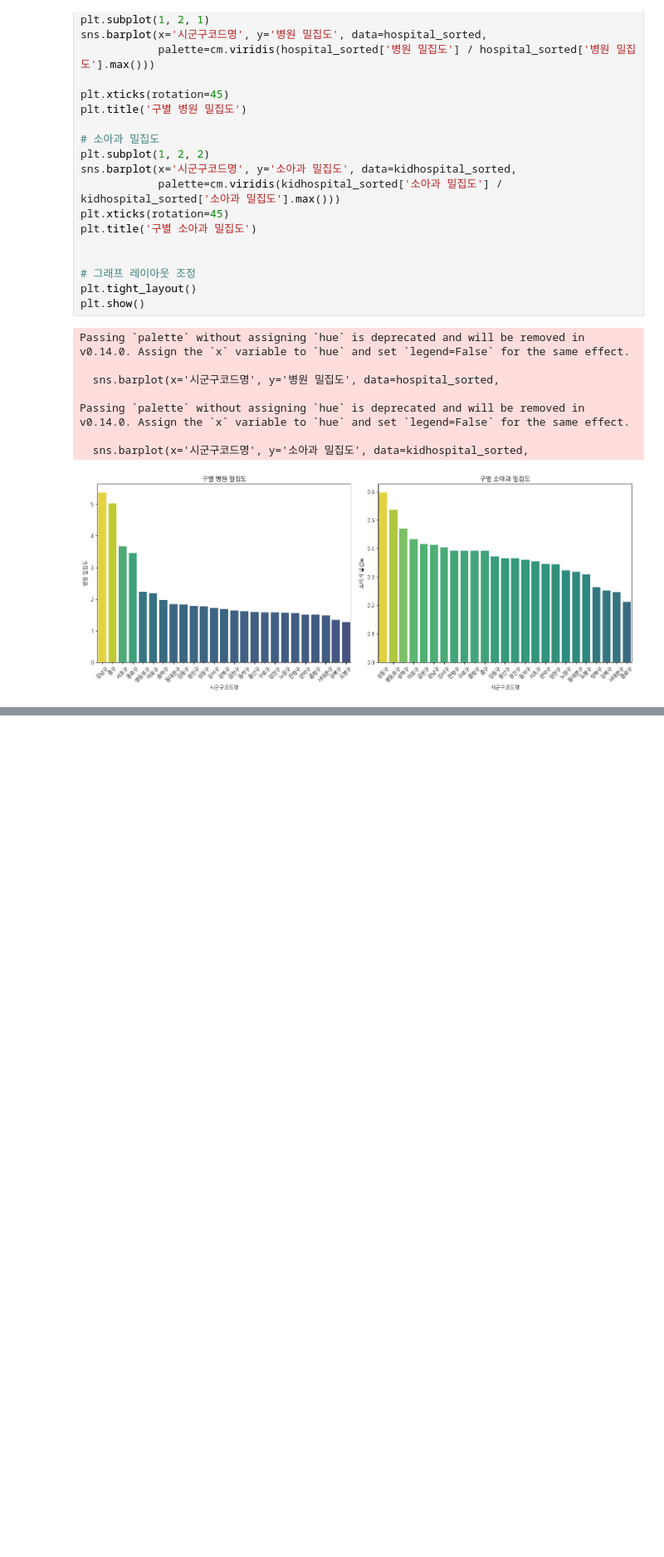
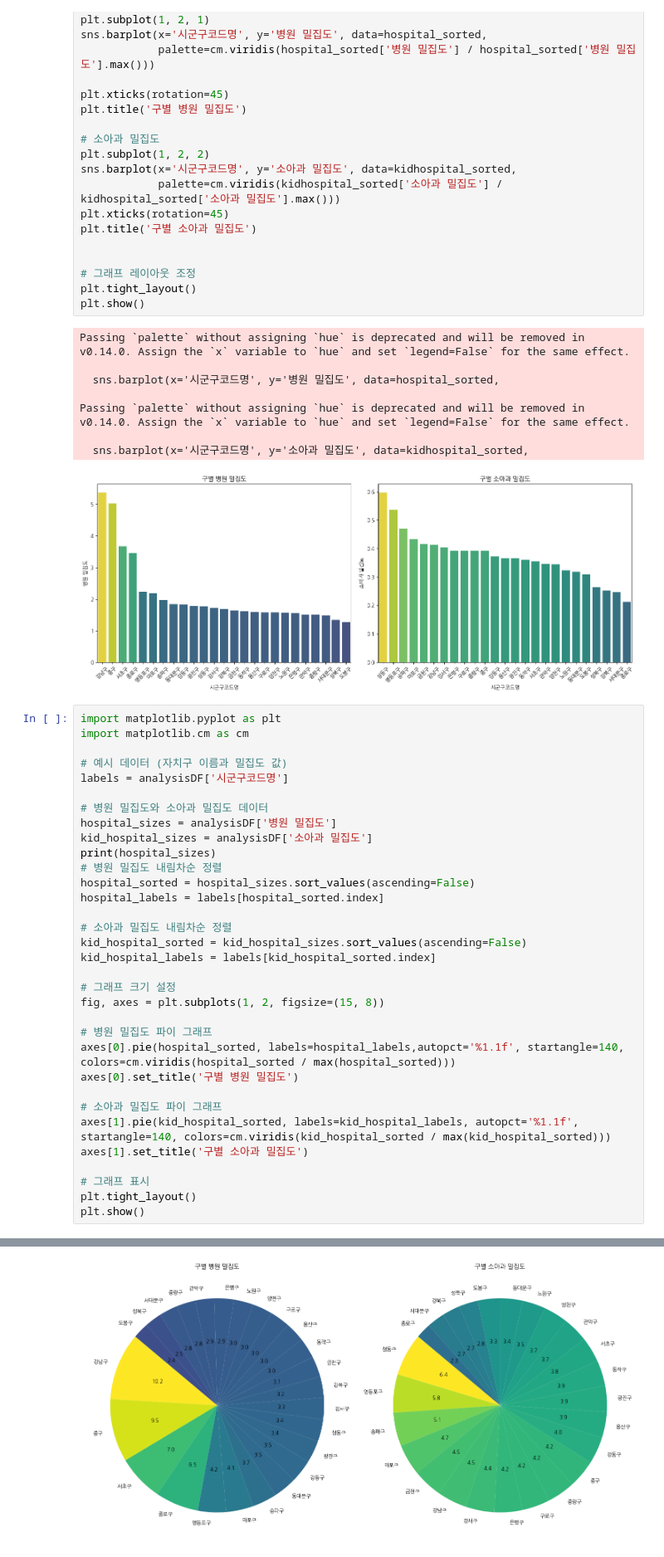
Before and after one commit to addinedu-ros-9th/eda-repo-2, a Jupyter notebook: data_analysis/Gu_facility.ipynb, the cells around one changed output, grey strips where cells are left out. Shown at 83% size. Saved outputs shown, nothing was run; the diff lists cells and outputs as text; blank space fills up the shorter version.

```diff
--- a/data_analysis/Gu_facility.ipynb
+++ b/data_analysis/Gu_facility.ipynb
@@ -537,3 +537,37 @@ Passing `palette` without assigning `hue` is deprecated and will be removed in v
 
   sns.barplot(x='시군구코드명', y='소아과 밀집도', data=kidhospital_sorted,
 [figure]
+# %%
+import matplotlib.pyplot as plt
+import matplotlib.cm as cm
+
+# 예시 데이터 (자치구 이름과 밀집도 값)
+labels = analysisDF['시군구코드명']
+
+# 병원 밀집도와 소아과 밀집도 데이터
+hospital_sizes = analysisDF['병원 밀집도']
+kid_hospital_sizes = analysisDF['소아과 밀집도']
+print(hospital_sizes)
+# 병원 밀집도 내림차순 정렬
+hospital_sorted = hospital_sizes.sort_values(ascending=False)
+hospital_labels = labels[hospital_sorted.index]
+
+# 소아과 밀집도 내림차순 정렬
+kid_hospital_sorted = kid_hospital_sizes.sort_values(ascending=False)
+kid_hospital_labels = labels[kid_hospital_sorted.index]
+
+# 그래프 크기 설정
+fig, axes = plt.subplots(1, 2, figsize=(15, 8))
+
+# 병원 밀집도 파이 그래프
+axes[0].pie(hospital_sorted, labels=hospital_labels,autopct='%1.1f', startangle=140, colors=cm.viridis(hospital_sorted / max(hospital_sorted)))
+axes[0].set_title('구별 병원 밀집도')
+
+# 소아과 밀집도 파이 그래프
+axes[1].pie(kid_hospital_sorted, labels=kid_hospital_labels, autopct='%1.1f', startangle=140, colors=cm.viridis(kid_hospital_sorted / max(kid_hospital_sorted)))
+axes[1].set_title('구별 소아과 밀집도')
+
+# 그래프 표시
+plt.tight_layout()
+plt.show()
+# %% [output]
@@ -539,0 +591 @@ Passing `palette` without assigning `hue` is deprecated and will be removed in v
+[figure, added]
```
Also changed, not shown: parts of 6 cells of this notebook.
